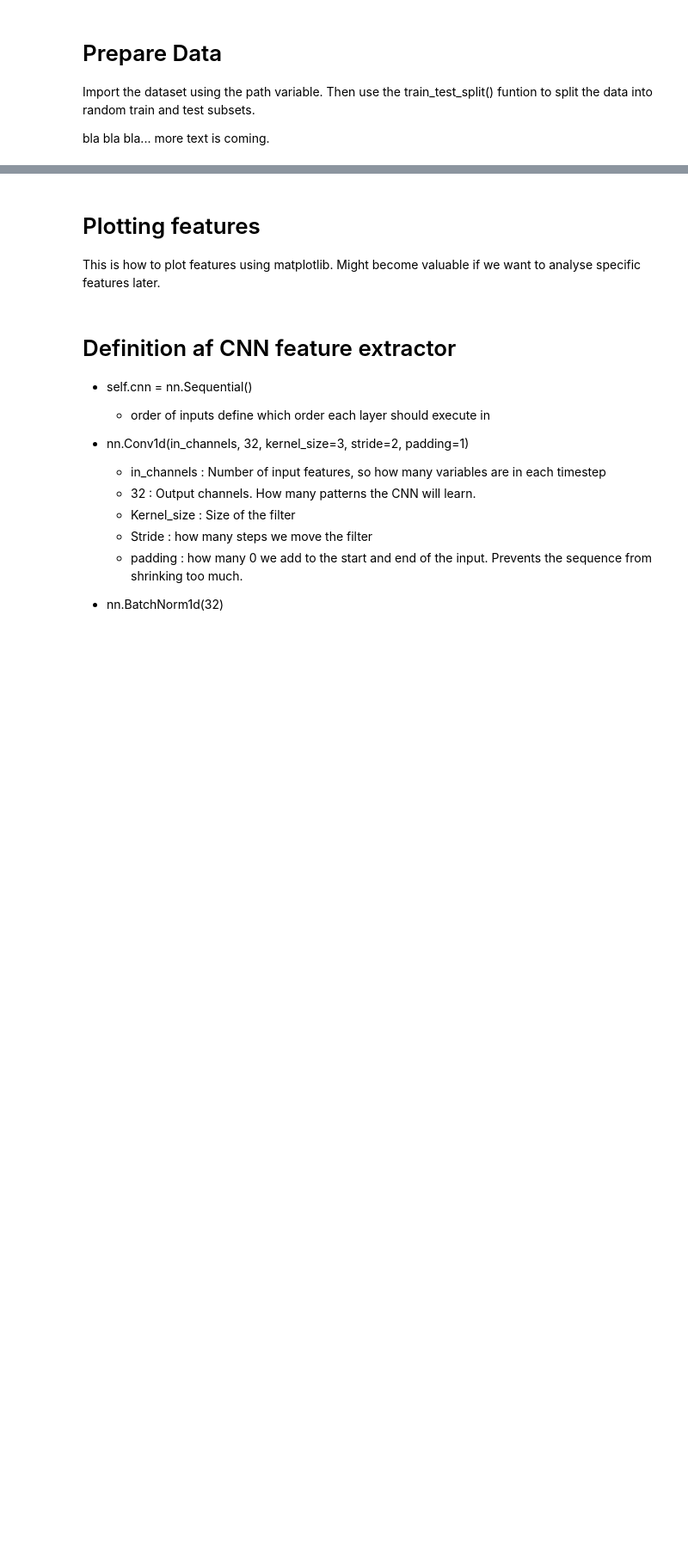
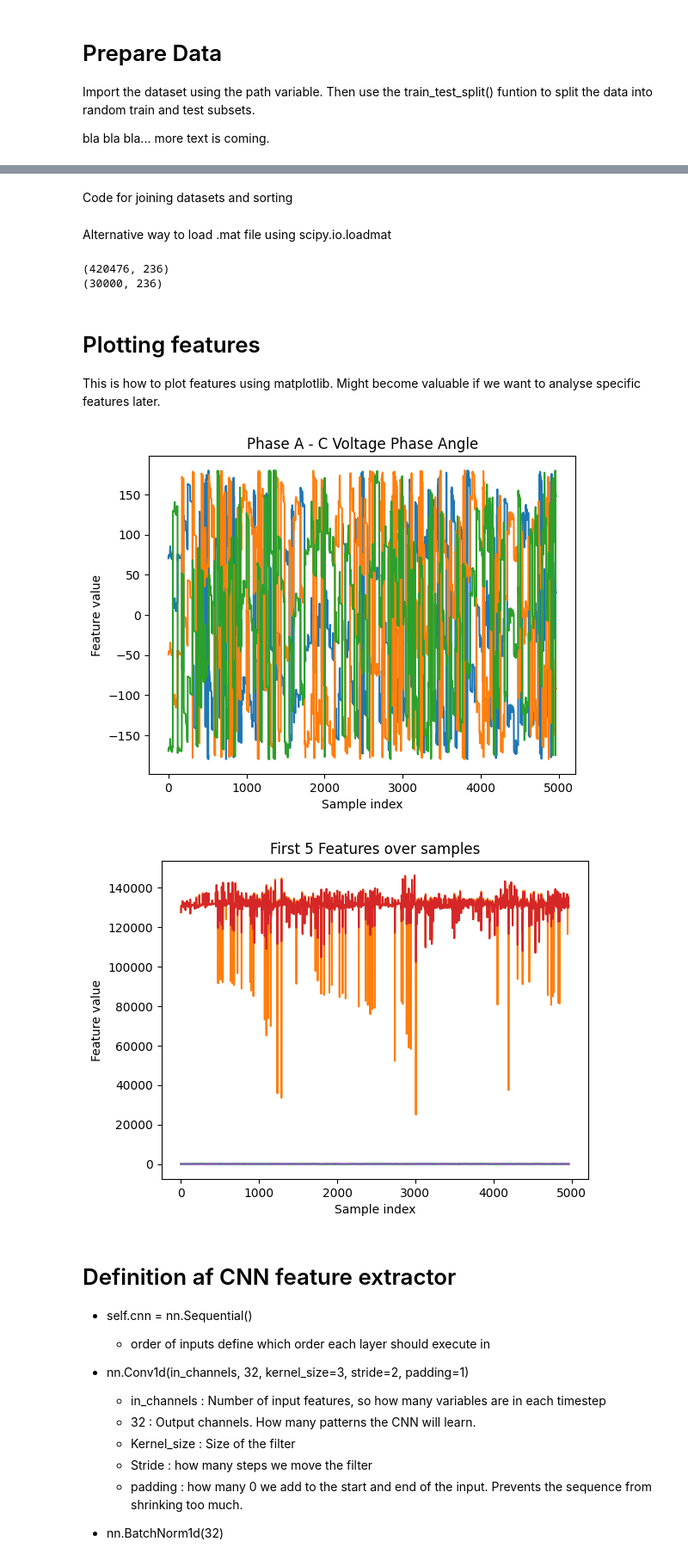
Before and after one commit to Struggling6/MainRepo, a Jupyter notebook: CNN_transformer.ipynb, the cells around one changed output, grey strips where cells are left out. Shown at 86% size. Saved outputs shown, nothing was run; the diff lists cells and outputs as text; code cells hidden in the pictures; blank space fills up the shorter version.

```diff
--- a/CNN_transformer.ipynb
+++ b/CNN_transformer.ipynb
@@ -32,19 +24,16 @@ Import the dataset using the path variable. Then use the train_test_split() funt
 
 bla bla bla... more text is coming.
 # %%
-"""
-# Split the data into training and testing sets and encode the target variable 'marker' as 0 for 'Natural' and 1 for 'Attack'
-X_train, X_test, y_train, y_test = train_test_split(df.drop('marker', axis=1), df['marker'].map({'Natural': 0, 'Attack': 1}), test_size=0.2, random_state=42)
-"""
 
-path = Path('datasets/binaryAllNaturalPlusNormalVsAttacks/data1.csv')
-df = pd.read_csv(path)
-IN_CHANNELS = df.shape[1] - 1 #the number of features is the number of columns minus one (the target variable 'marker')
+
+df_train = pd.read_csv('datasets/LEAD/train.csv')
+df_test = pd.read_csv('datasets/LEAD/test.csv')
+
+
+IN_CHANNELS = df_train.shape[1] - 1 #the number of features is the number of columns minus one (the target variable 'anomaly')
 #print(f'Number of features: {IN_CHANNELS}')
 NUM_CLASSES = 2 #the number of classes is 2 (Natural and Attack)
 
-X = df.drop('marker', axis=1) #drop the target variable 'marker' from the dataframe to create the feature matrix X
-y = df['marker'].map({'Natural': 0, 'Attack': 1}) #map the target variable 'marker' to 0 for 'Natural' and 1 for 'Attack' to create the target variable y
 
 class TimeSeriesDataset(Dataset):
     def __init__(self, X, y, window_size=32):
@@ -80,0 +86,2 @@ y_test = y.iloc[split_idx:]
+# %% [markdown]
+Code for joining datasets and sorting
@@ -81,3 +126,36 @@ y_test = y.iloc[split_idx:]
+# %% [markdown]
+Alternative way to load .mat file using scipy.io.loadmat
+# %%
+
+from scipy.io import loadmat
+import numpy as np
+
+attack_data = loadmat('datasets/False-Data-Injection-Attack-Dataset/118-bus/CAISO_attack_data_118.mat')
+normal_data = loadmat('datasets/False-Data-Injection-Attack-Dataset/118-bus/CAISO_normal_operation_data_118.mat')
+
+attack_df = pd.DataFrame(attack_data['total_attack'])
+normal_df = pd.DataFrame(normal_data['outputvoltage'])
+
+N = normal_data["outputvoltage"]
+
+X_normal = np.vstack([
+    np.concatenate([N[i,0].reshape(-1), N[i,1].reshape(-1)])
+    for i in range(N.shape[0])
+])
+
+print(X_normal.shape)   # should be (420476, 236)
+
+A = attack_data["total_attack"]
+
+X_attack = np.vstack([
+    np.hstack([A[i,1], A[i,2]])   # (3,118) + (3,118) -> (3,236)
+    for i in range(A.shape[0])
+])
+
+print(X_attack.shape)   # should be (30000, 236)
+# %% [output]
+(420476, 236)
+(30000, 236)
 # %% [markdown]
 # Plotting features
 
@@ -86,20 +164,23 @@ Might become valuable if we want to analyse specific features later.
 # %%
 #Hvordan man plotter en feature? (Måske er det nydvendigt senere)
 df_numeric = df.apply(pd.to_numeric, errors="coerce")
 
-# Plot a specific feature, for example 'R1-PA1:VH'
-plt.plot(df_numeric[['R1-PA1:VH']])
+# Plot Specific features using regex to filter columns that match the pattern 'R1-PA[1-3]:VH'
+plt.plot(df_numeric.filter(regex=r'^R1-PA[1-3]:VH$'))
 plt.xlabel("Sample index")
 plt.ylabel("Feature value")
-plt.title("Specific Feature over samples")
+plt.title("Phase A - C Voltage Phase Angle")
 plt.show()
 
 # Plot the first 5 features as an example
 plt.plot(df_numeric.iloc[:, 0:5])
 plt.xlabel("Sample index")
 plt.ylabel("Feature value")
 plt.title("First 5 Features over samples")
 plt.show()
+# %% [output]
+[figure, added]
+[figure, added]
 # %% [markdown]
 # Definition af CNN feature extractor
 
```
Also changed, not shown: parts of 3 cells of this notebook.
